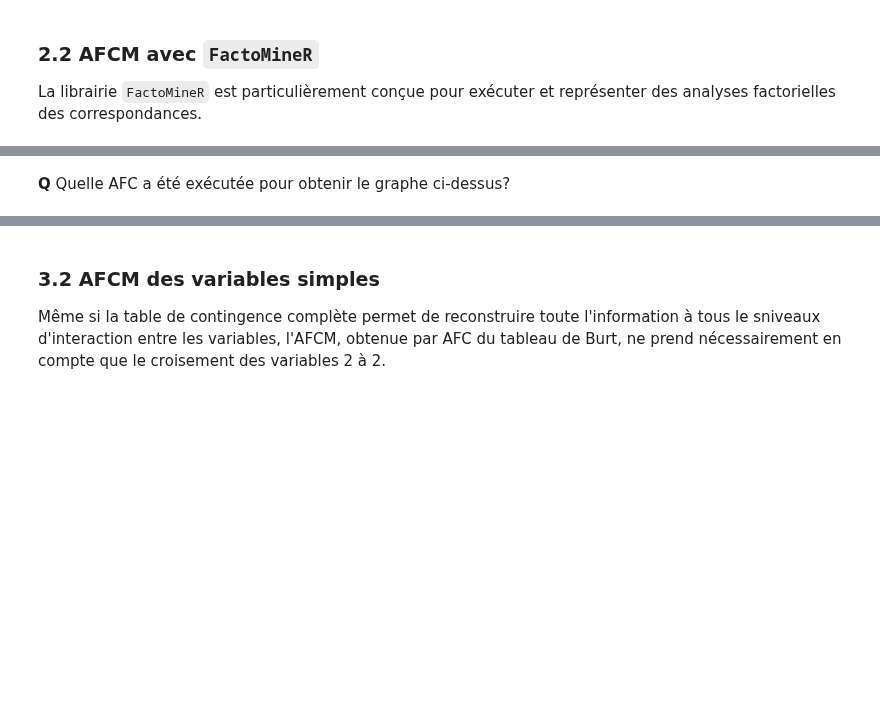
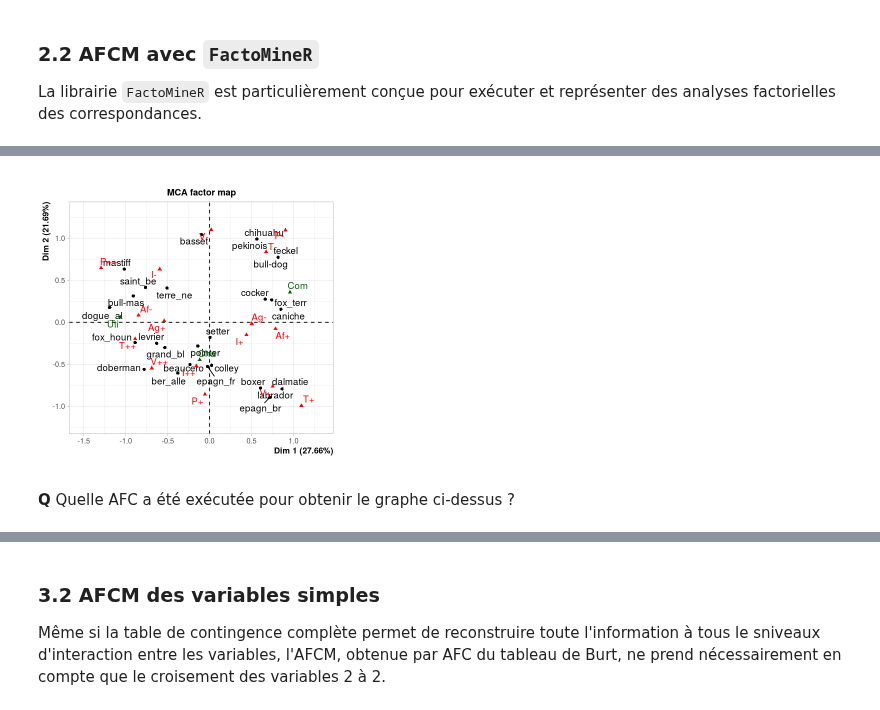
Before and after one commit to wikistat/Exploration, a Jupyter notebook: TutosRudim/Cal4-R-AFCtoAFCM.ipynb, the cells around one changed output, grey strips where cells are left out. Saved outputs shown, nothing was run; the diff lists cells and outputs as text; code cells hidden in the pictures; blank space fills up the shorter version.

```diff
--- a/TutosRudim/Cal4-R-AFCtoAFCM.ipynb
+++ b/TutosRudim/Cal4-R-AFCtoAFCM.ipynb
@@ -94,6 +182,8 @@ plot(afcm,habillage="quali",invisible="ind")
 # %%
-plot(afcm, choix="ind",habillage="quali")
+plot(afcm, choix = "ind")
+# %% [output]
+[figure, added]
 # %% [markdown]
-**Q** Quelle AFC a été exécutée pour obtenir le graphe ci-dessus?
+**Q** Quelle AFC a été exécutée pour obtenir le graphe ci-dessus ?
 # %% [markdown]
 ## 3 Diagnostic du cancer du sein
```
Also changed, not shown: parts of 27 cells of this notebook.
